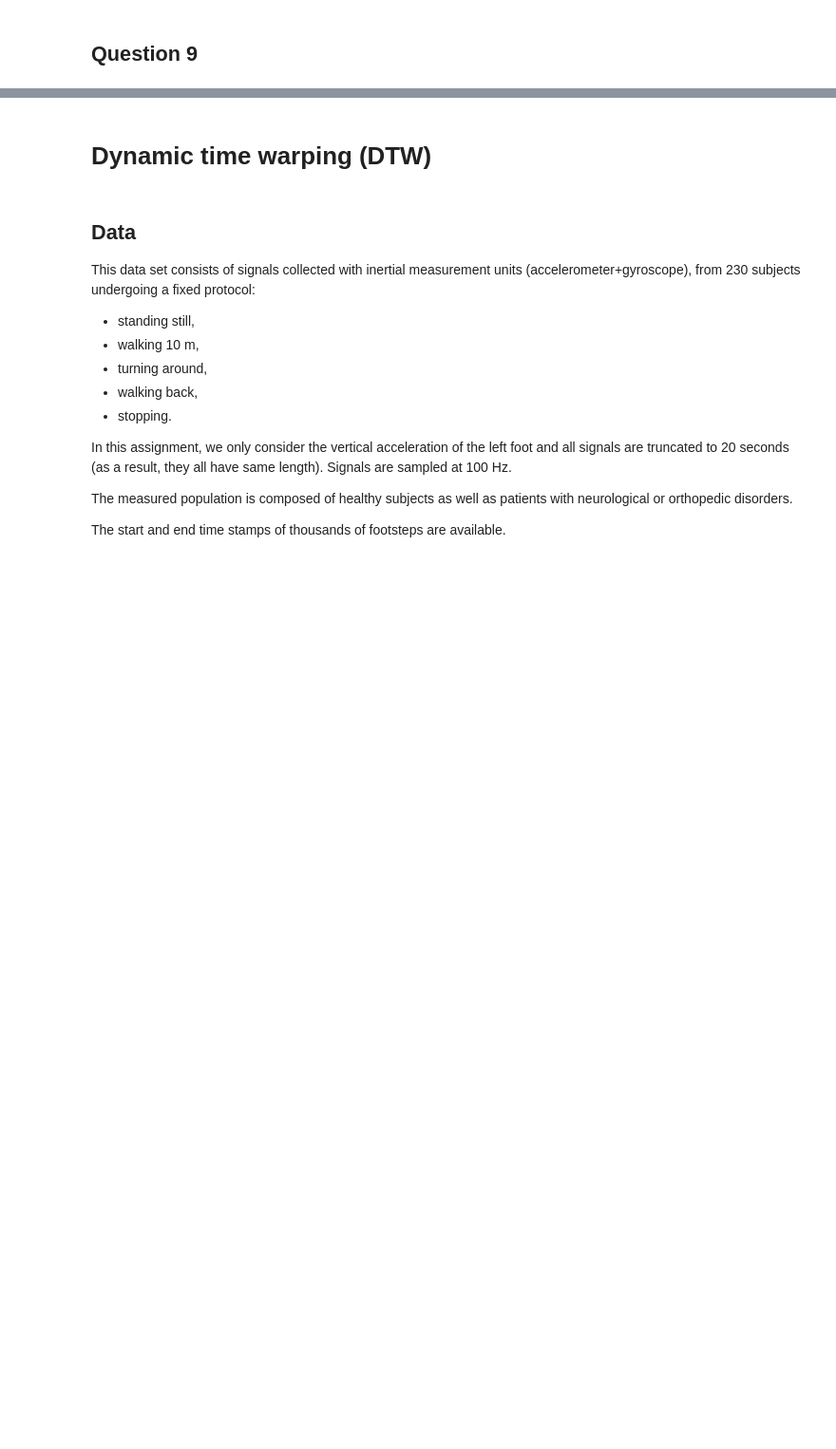
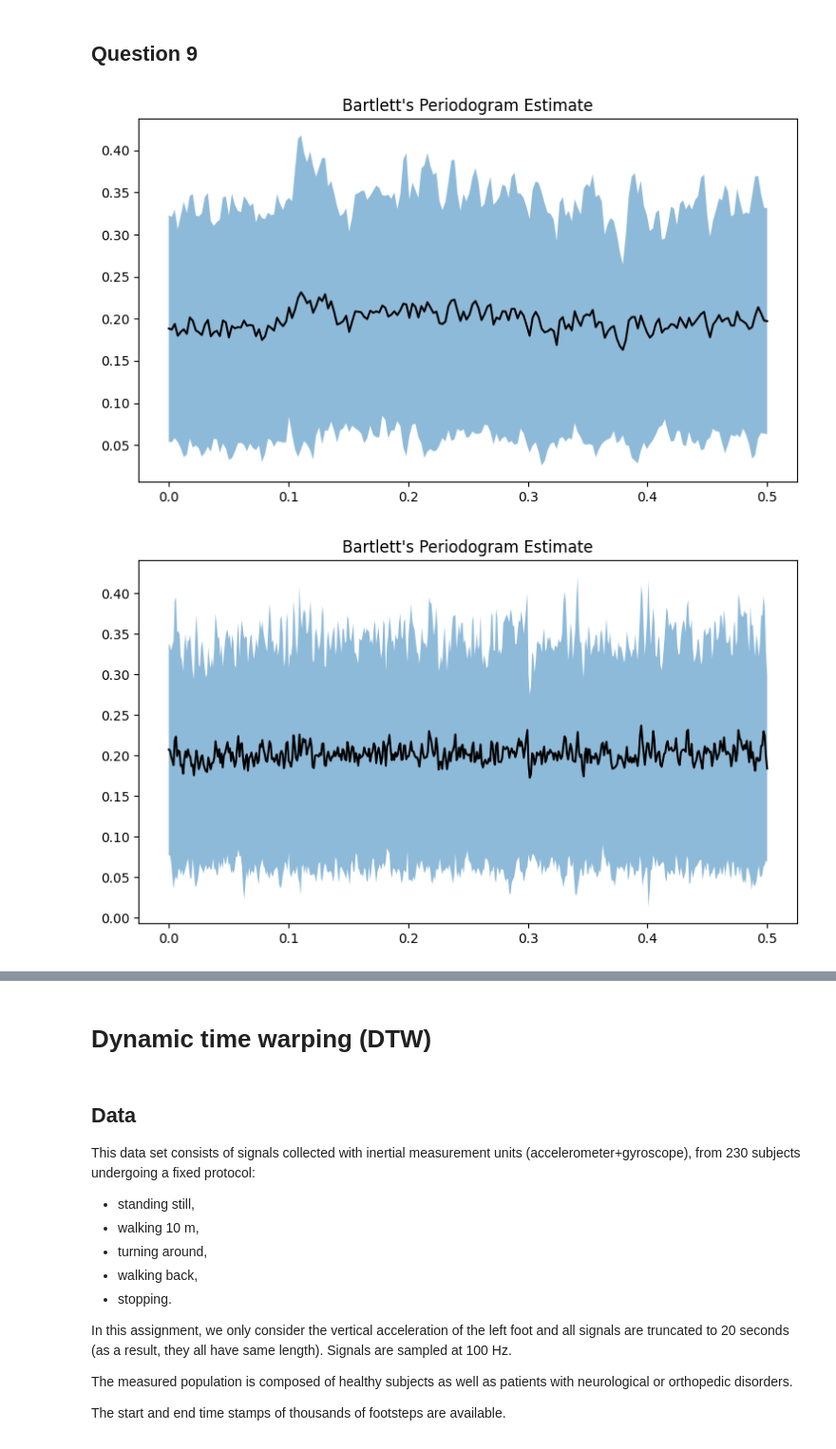
Before and after one commit to Franckiii/ML-for-TS-A1, a Jupyter notebook: Assignment 1 - ML for TS (MVA).ipynb, the cells around one changed output, grey strips where cells are left out. Shown at 95% size. Drawn from its saved outputs; the diff is of its cells as text; code cells hidden in the pictures; blank space fills up the shorter version.

```diff
--- a/Assignment 1 - ML for TS (MVA).ipynb
+++ b/Assignment 1 - ML for TS (MVA).ipynb
@@ -58,2 +86,47 @@ for N in [200, 500, 1000]:
 # %% [markdown]
 ## Question 9
+# %%
+def bartlett_periodogram(X, N, K, f_s):
+    L = N // K  # Length of each section
+    avg_periodogram = np.zeros(N, dtype=complex)
+
+    for j in range(K):
+        section = X[j * L:(j + 1) * L]  # Get the j-th section
+        periodogram_vals = periodogram(section, L, f_s)
+        avg_periodogram[j * L:(j + 1) * L] += periodogram_vals
+
+    return avg_periodogram / K
+# %%
+# Parameters to test
+N_values = [200, 500, 1000]
+K = 5  # Number of sections for Bartlett's method
+
+for N in N_values:
+    all_gamma_hats = np.zeros((100, N))
+    all_periodograms = np.zeros((100, N), dtype=complex)
+
+    for i in range(100):
+        X = np.random.randn(N)  # Generate random data
+        gamma_vals = gamma_hat(X, N)  # Compute the sample autocorrelation function
+        periodogram_vals = bartlett_periodogram(X, N, K, f_s=1)  # Use Bartlett's estimate
+
+        # Store the result
+        all_gamma_hats[i, :] = gamma_vals
+        all_periodograms[i, :] = periodogram_vals
+
+    # Compute mean and standard deviation across simulations
+    mean_gamma_hat = np.mean(all_gamma_hats, axis=0)
+    std_gamma_hat = np.std(all_gamma_hats, axis=0)
+
+    mean_periodogram = np.mean(all_periodograms, axis=0)
+    std_periodogram = np.std(all_periodograms, axis=0)
+
+    freqs = np.linspace(0, 0.5, N)
+    fig, ax = plt.subplots(figsize=(9, 5))
+    ax.plot(freqs, mean_periodogram, 'k-')
+    ax.fill_between(freqs, mean_periodogram - std_periodogram, mean_periodogram + std_periodogram, alpha=0.5)
+    ax.set_title("Bartlett's Periodogram Estimate")
+    plt.show()
+# %% [output]
+[figure, added]
+[figure, added]
```
Also changed, not shown: parts of 3 cells of this notebook.
